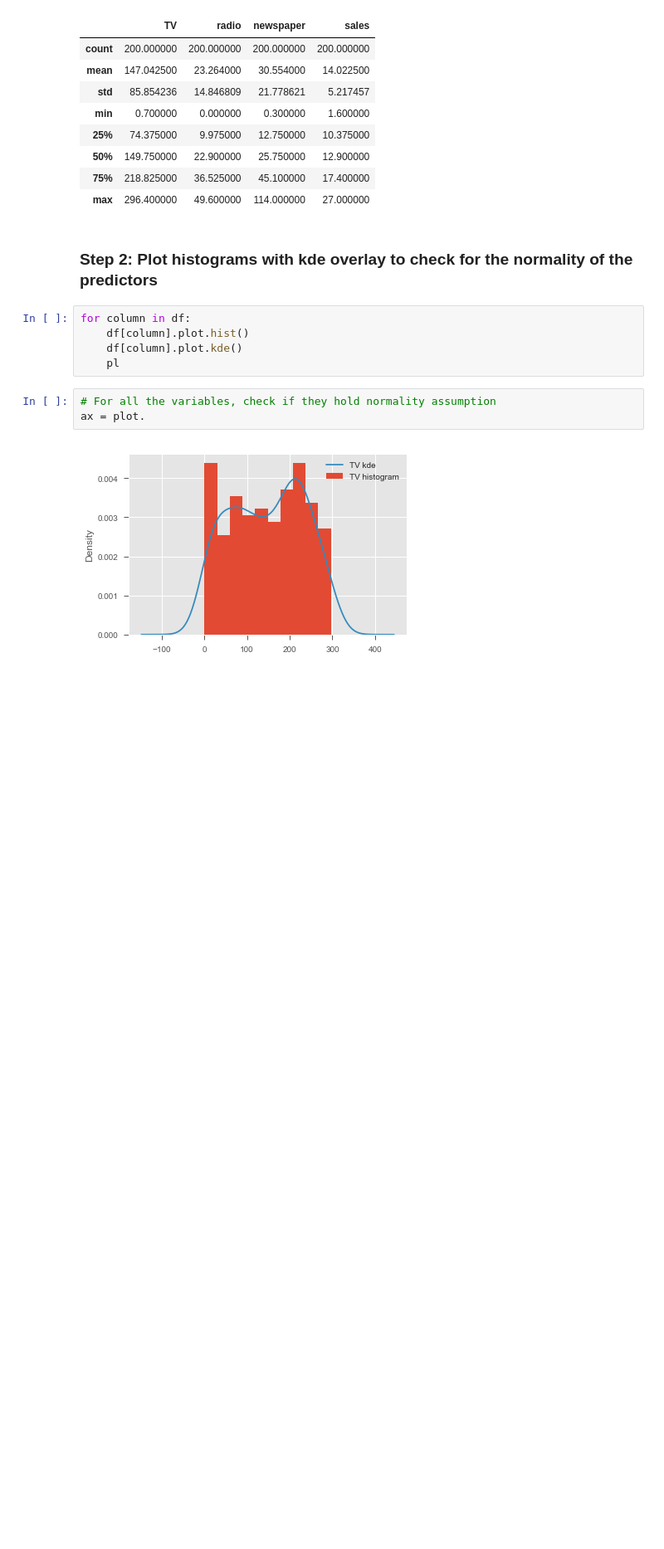
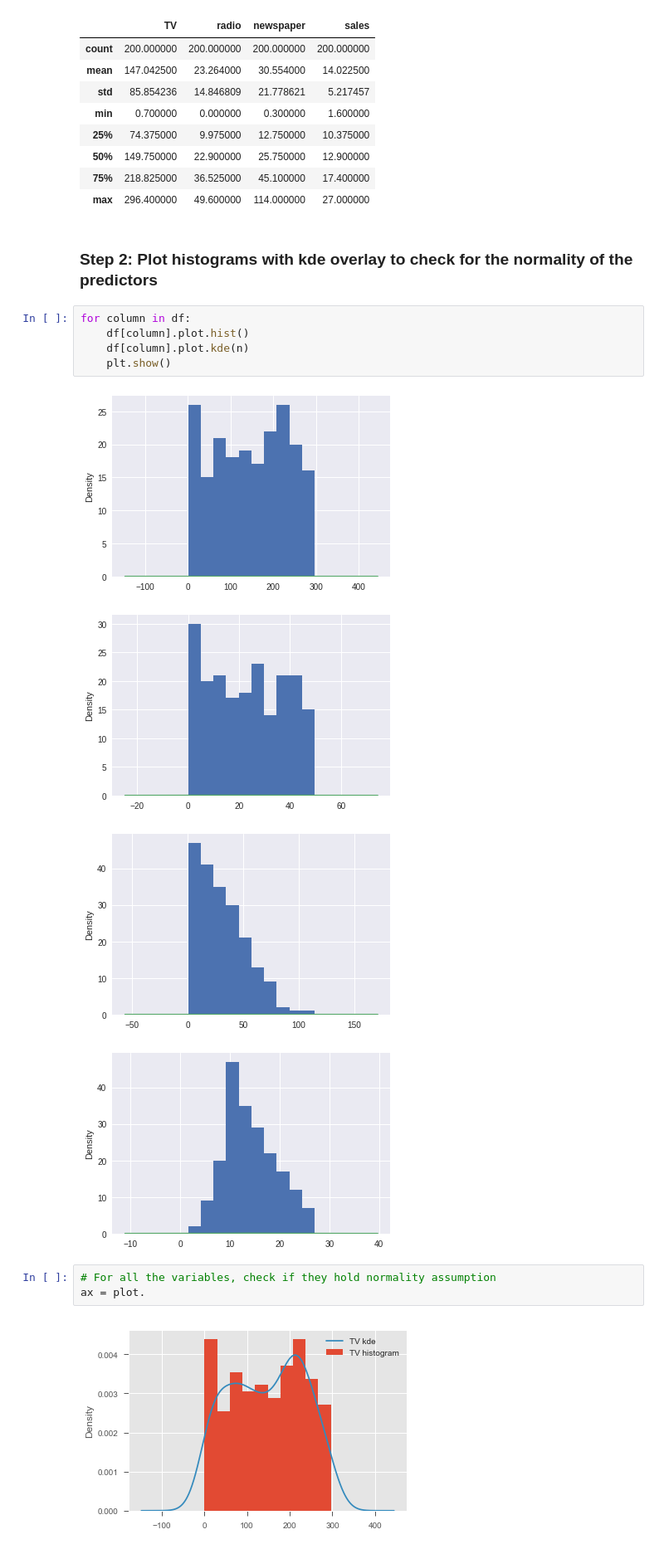
Before and after one commit to colemiller94/dsc-01-10-13-regression-statsmodels-lab-nyc-ds-career-012819, a Jupyter notebook: index.ipynb, the cells around one changed output. Shown: that part at 83% size. Saved outputs shown, nothing was run; the diff lists cells and outputs as text; blank space fills up the shorter version.

```diff
--- a/index.ipynb
+++ b/index.ipynb
@@ -59,8 +59,13 @@ df.describe()
 # %%
 for column in df:
     df[column].plot.hist()
-    df[column].plot.kde()
-    pl
+    df[column].plot.kde(n)
+    plt.show()
+# %% [output]
+[figure, added]
+[figure, added]
+[figure, added]
+[figure, added]
 # %%
 # For all the variables, check if they hold normality assumption
 ax = plot.
```
